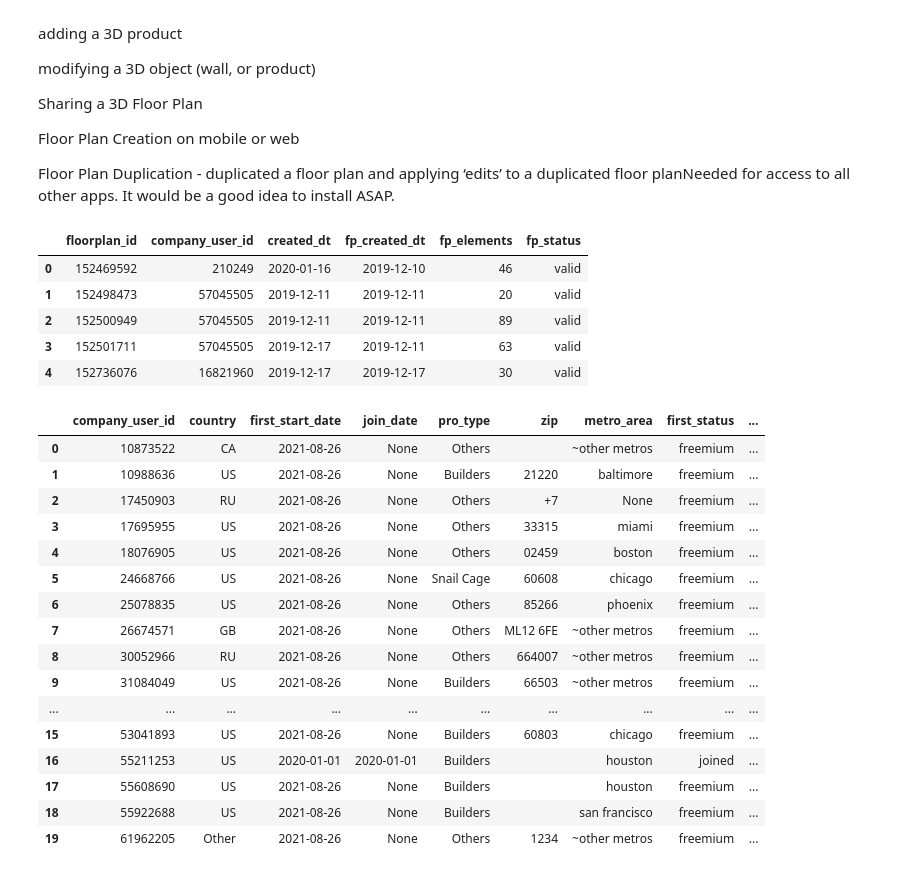
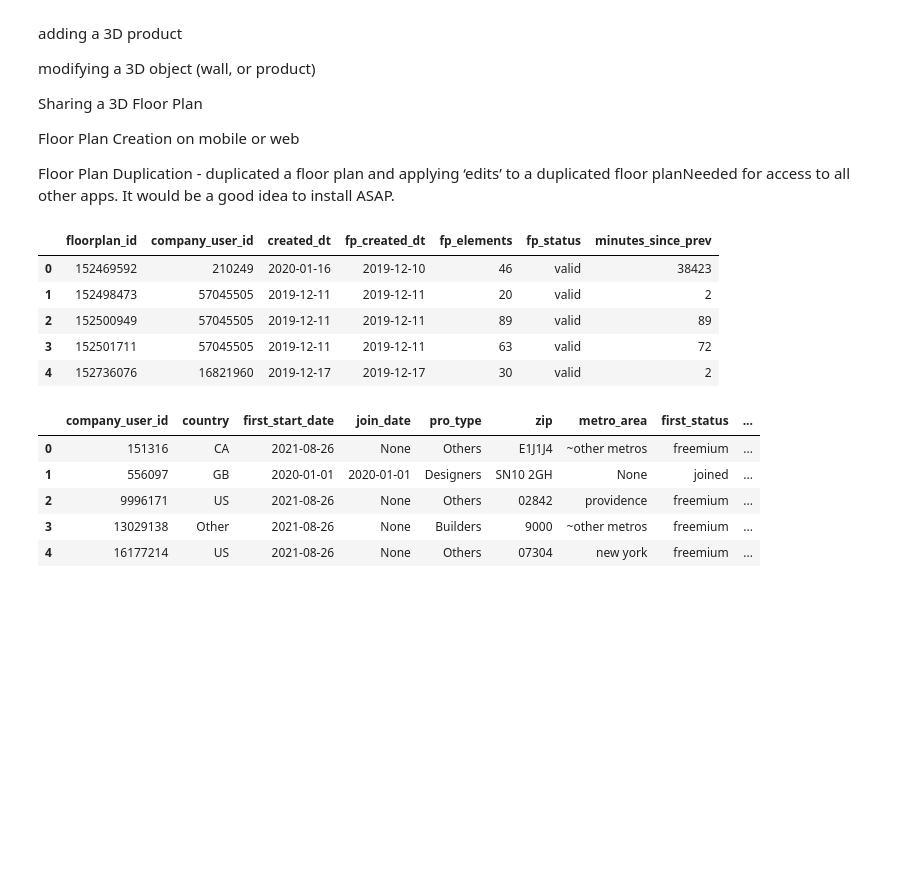
Before and after one commit to NLhouzz/Notebooks, a Jupyter notebook: data_1601_02.ipynb, the cells around one changed output. Drawn from its saved outputs; the diff is of its cells as text; code cells hidden in the pictures; blank space fills up the shorter version.

```diff
--- a/data_1601_02.ipynb
+++ b/data_1601_02.ipynb
@@ -45,38 +45,48 @@ def validate_floorplans():
     # extract floorplans with company_user_id, created_dt
     # every floorplan has 9 (distinct) elements; must have at least one more to be considered "real"
     valid_fp_sql = '''
-    with fp as (
-        select floorplan_id, company_user_id, created_dt
+    -- get valid floorplans
+    fp as (
+        select floorplan_id, company_user_id, created_dt, created_at
             , count(floorplan_element_id) over (partition by floorplan_id) as fp_elements
             , min(date(created_dt)) over (partition by floorplan_id) as fp_created_dt
             -- get 1 row per flooplan id
             , row_number() over (partition by floorplan_id) as row_num
         from gaia.dim_floorplan_elements
         )
-    , valid_floorplan as (select floorplan_id, company_user_id, created_dt, fp_created_dt, fp_elements
+    , fp1 as (select floorplan_id, company_user_id, created_dt, fp_created_dt, fp_elements
         , case when fp_elements > 9 then 'valid' else 'invalid' end as fp_status
+        , coalesce(date_diff('minute', lag(created_at) over(partition by company_user_id order by created_at), created_at), 2) as minutes_since_prev
     from fp
     where fp_elements > 9
     and row_num = 1
     order by floorplan_id, fp_created_dt
     )
+
+    -- exclude floorplans within 1 minute of previous one
+    , val_fp as (
+        select * from fp1 where minutes_since_prev >1
+        )
+
+    -- get company info
+    -- need to worry about renewals
     '''
     return valid_fp_sql
-pd.read_sql(validate_floorplans() + 'select * from valid_floorplan limit 5' , conn)
+pd.read_sql('with ' + validate_floorplans() + 'select * from val_fp limit 5' , conn)
 # %% [output]
-|  | floorplan_id | company_user_id | created_dt | fp_created_dt | fp_elements | fp_status |
-| 0 | 152469592 | 210249 | 2020-01-16 | 2019-12-10 | 46 | valid |
-| 1 | 152498473 | 57045505 | 2019-12-11 | 2019-12-11 | 20 | valid |
-| 2 | 152500949 | 57045505 | 2019-12-11 | 2019-12-11 | 89 | valid |
-| 3 | 152501711 | 57045505 | 2019-12-17 | 2019-12-11 | 63 | valid |
-| 4 | 152736076 | 16821960 | 2019-12-17 | 2019-12-17 | 30 | valid |
+|  | floorplan_id | company_user_id | created_dt | fp_created_dt | fp_elements | fp_status | minutes_since_prev |
+| 0 | 152469592 | 210249 | 2020-01-16 | 2019-12-10 | 46 | valid | 38423 |
+| 1 | 152498473 | 57045505 | 2019-12-11 | 2019-12-11 | 20 | valid | 2 |
+| 2 | 152500949 | 57045505 | 2019-12-11 | 2019-12-11 | 89 | valid | 89 |
+| 3 | 152501711 | 57045505 | 2019-12-11 | 2019-12-11 | 63 | valid | 72 |
+| 4 | 152736076 | 16821960 | 2019-12-17 | 2019-12-17 | 30 | valid | 2 |
 # %%
 def get_dim_companies(time_frame = '2020-01-01'):
     # obtain country, pro_type, zip, metro area from dim_company_users
     # obtain sku, join_date from dim_company_user_sku_ranges
     # join_date is the first day of the month when the company first became paying customers
     dim_comp_sql = '''
-    with dim_comp as (
+    dim_comp as (
         select company_user_id, join_date
         from (
             select company_user_id, start_dt as join_date
@@ -167,12 +177,13 @@ def get_dim_companies(time_frame = '2020-01-01'):
             , case when first_start_date >= join_date then 'joined' else free_or_paying end as first_status
             , is_still_live, last_live_date, most_recent_sku
 
-            -- pre activation days
-            , date_diff('day', date(first_start_date), date(join_date)) as pre_activation_days
+            -- pre paying days
+            , date_diff('day', date(first_start_date), date(join_date)) as pre_paying_days
+
             -- activated days: use last live date if not live, othwerwise use today
-            , date_diff('day', date(join_date),
-                case when is_still_live = 1 then current_date
-                else date(last_live_date) end) as survived_days
+            --, date_diff('day', date(join_date),
+            --    case when is_still_live = 1 then current_date
+            --    else date(last_live_date) end) as survived_days
         from ft -- include both ft and never-joined companies
         left join dim_comp comp
         on comp.company_user_id = ft.company_user_id
@@ -187,23 +198,12 @@ def get_dim_companies(time_frame = '2020-01-01'):
     '''.format(time_frame)
     return dim_comp_sql
 # %%
-# get sample 10 rows from get_dim_companies
-pd.read_sql(get_dim_companies() + 'select * from first  limit 20', conn)
+# get sample 5 rows from get_dim_companies
+pd.read_sql('with ' + get_dim_companies() + 'select * from first  limit 5', conn)
 # %% [output]
 |  | company_user_id | country | first_start_date | join_date | pro_type | zip | metro_area | first_status | ... |
-| 0 | 10873522 | CA | 2021-08-26 | None | Others |  | ~other metros | freemium | ... |
-| 1 | 10988636 | US | 2021-08-26 | None | Builders | 21220 | baltimore | freemium | ... |
-| 2 | 17450903 | RU | 2021-08-26 | None | Others | +7 | None | freemium | ... |
-| 3 | 17695955 | US | 2021-08-26 | None | Others | 33315 | miami | freemium | ... |
-| 4 | 18076905 | US | 2021-08-26 | None | Others | 02459 | boston | freemium | ... |
-| 5 | 24668766 | US | 2021-08-26 | None | Snail Cage | 60608 | chicago | freemium | ... |
-| 6 | 25078835 | US | 2021-08-26 | None | Others | 85266 | phoenix | freemium | ... |
-| 7 | 26674571 | GB | 2021-08-26 | None | Others | ML12 6FE | ~other metros | freemium | ... |
-| 8 | 30052966 | RU | 2021-08-26 | None | Others | 664007 | ~other metros | freemium | ... |
-| 9 | 31084049 | US | 2021-08-26 | None | Builders | 66503 | ~other metros | freemium | ... |
-| ... | ... | ... | ... | ... | ... | ... | ... | ... | ... |
-| 15 | 53041893 | US | 2021-08-26 | None | Builders | 60803 | chicago | freemium | ... |
-| 16 | 55211253 | US | 2020-01-01 | 2020-01-01 | Builders |  | houston | joined | ... |
-| 17 | 55608690 | US | 2021-08-26 | None | Builders |  | houston | freemium | ... |
-| 18 | 55922688 | US | 2021-08-26 | None | Builders |  | san francisco | freemium | ... |
-| 19 | 61962205 | Other | 2021-08-26 | None | Others | 1234 | ~other metros | freemium | ... |
+| 0 | 151316 | CA | 2021-08-26 | None | Others | E1J1J4 | ~other metros | freemium | ... |
+| 1 | 556097 | GB | 2020-01-01 | 2020-01-01 | Designers | SN10 2GH | None | joined | ... |
+| 2 | 9996171 | US | 2021-08-26 | None | Others | 02842 | providence | freemium | ... |
+| 3 | 13029138 | Other | 2021-08-26 | None | Builders | 9000 | ~other metros | freemium | ... |
+| 4 | 16177214 | US | 2021-08-26 | None | Others | 07304 | new york | freemium | ... |
```
Also changed, not shown: parts of 2 cells of this notebook.
